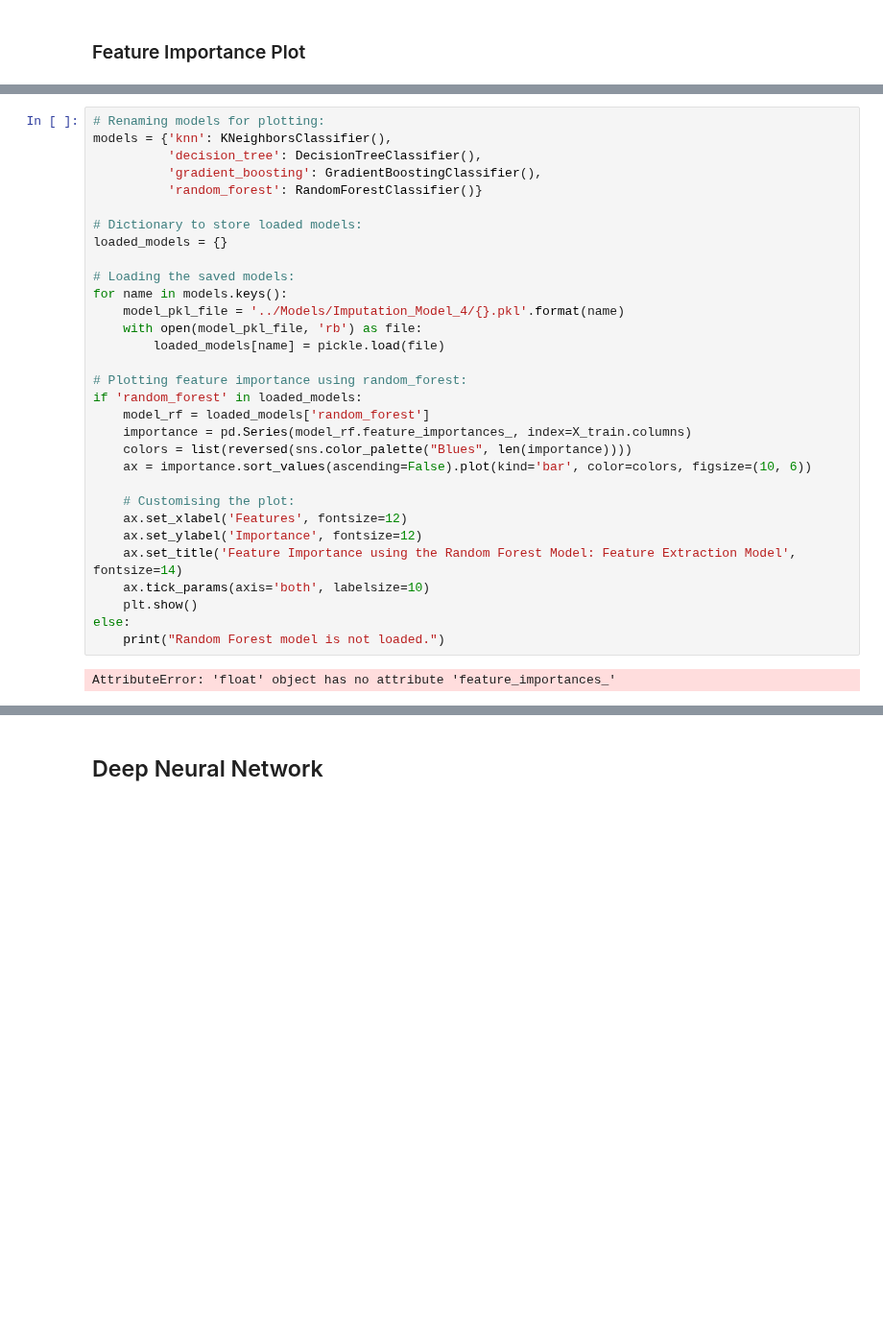
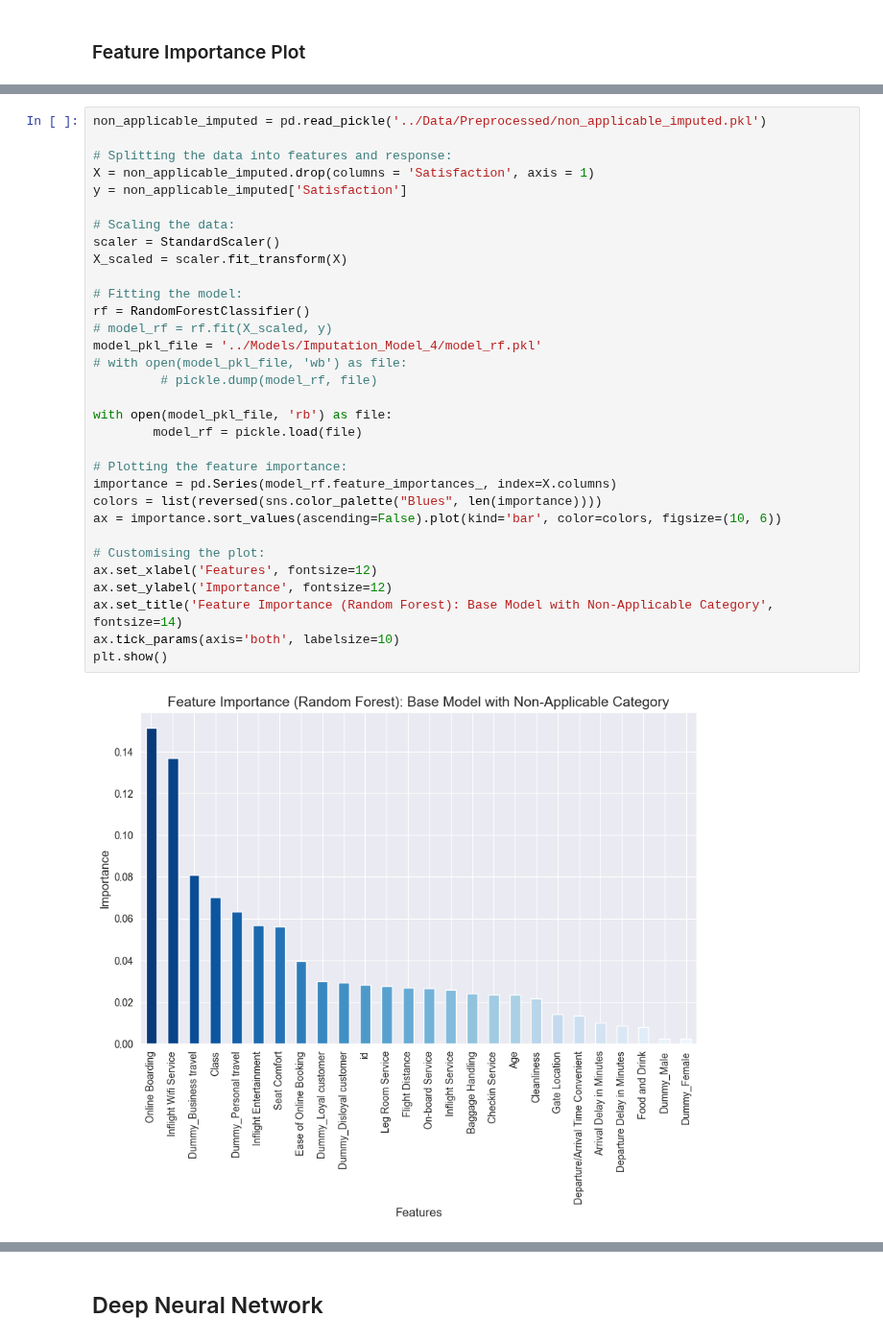
Before and after one commit to alexandra-pritoula/airline_passenger_satisfaction, a Jupyter notebook: Notebooks/model_training_and_evaluation.ipynb, the cells around one changed output, grey strips where cells are left out. Shown at 96% size. Cells and saved outputs as stored; diff of their text form; blank space fills up the shorter version.

```diff
--- a/Notebooks/model_training_and_evaluation.ipynb
+++ b/Notebooks/model_training_and_evaluation.ipynb
@@ -707,33 +677,34 @@ The best performing model up to now has been the 'Base Model with a Non-Applicab
 # %%
-# Renaming models for plotting:
-models = {'knn': KNeighborsClassifier(),
-          'decision_tree': DecisionTreeClassifier(),
-          'gradient_boosting': GradientBoostingClassifier(),
-          'random_forest': RandomForestClassifier()}
+non_applicable_imputed = pd.read_pickle('../Data/Preprocessed/non_applicable_imputed.pkl')
 
-# Dictionary to store loaded models:
-loaded_models = {}
+# Splitting the data into features and response:
+X = non_applicable_imputed.drop(columns = 'Satisfaction', axis = 1)
+y = non_applicable_imputed['Satisfaction']
 
-# Loading the saved models:
-for name in models.keys():
-    model_pkl_file = '../Models/Imputation_Model_4/{}.pkl'.format(name)
-    with open(model_pkl_file, 'rb') as file:
-        loaded_models[name] = pickle.load(file)
+# Scaling the data:
+scaler = StandardScaler()
+X_scaled = scaler.fit_transform(X)
 
-# Plotting feature importance using random_forest:
-if 'random_forest' in loaded_models:
-    model_rf = loaded_models['random_forest']
-    importance = pd.Series(model_rf.feature_importances_, index=X_train.columns)
-    colors = list(reversed(sns.color_palette("Blues", len(importance))))
-    ax = importance.sort_values(ascending=False).plot(kind='bar', color=colors, figsize=(10, 6))
+# Fitting the model:
+rf = RandomForestClassifier()
+# model_rf = rf.fit(X_scaled, y)
+model_pkl_file = '../Models/Imputation_Model_4/model_rf.pkl'
+# with open(model_pkl_file, 'wb') as file:
+         # pickle.dump(model_rf, file)
 
-    # Customising the plot:
-    ax.set_xlabel('Features', fontsize=12)
-    ax.set_ylabel('Importance', fontsize=12)
-    ax.set_title('Feature Importance using the Random Forest Model: Feature Extraction Model', fontsize=14)
-    ax.tick_params(axis='both', labelsize=10)
-    plt.show()
-else:
-    print("Random Forest model is not loaded.")
+with open(model_pkl_file, 'rb') as file:
+        model_rf = pickle.load(file)
+
+# Plotting the feature importance:
+importance = pd.Series(model_rf.feature_importances_, index=X.columns)
+colors = list(reversed(sns.color_palette("Blues", len(importance))))
+ax = importance.sort_values(ascending=False).plot(kind='bar', color=colors, figsize=(10, 6))
+
+# Customising the plot:
+ax.set_xlabel('Features', fontsize=12)
+ax.set_ylabel('Importance', fontsize=12)
+ax.set_title('Feature Importance (Random Forest): Base Model with Non-Applicable Category', fontsize=14)
+ax.tick_params(axis='both', labelsize=10)
+plt.show()
 # %% [output]
-AttributeError: 'float' object has no attribute 'feature_importances_'
+[figure, added]
```
Also changed, not shown: parts of 10 cells of this notebook, 32 other files.
